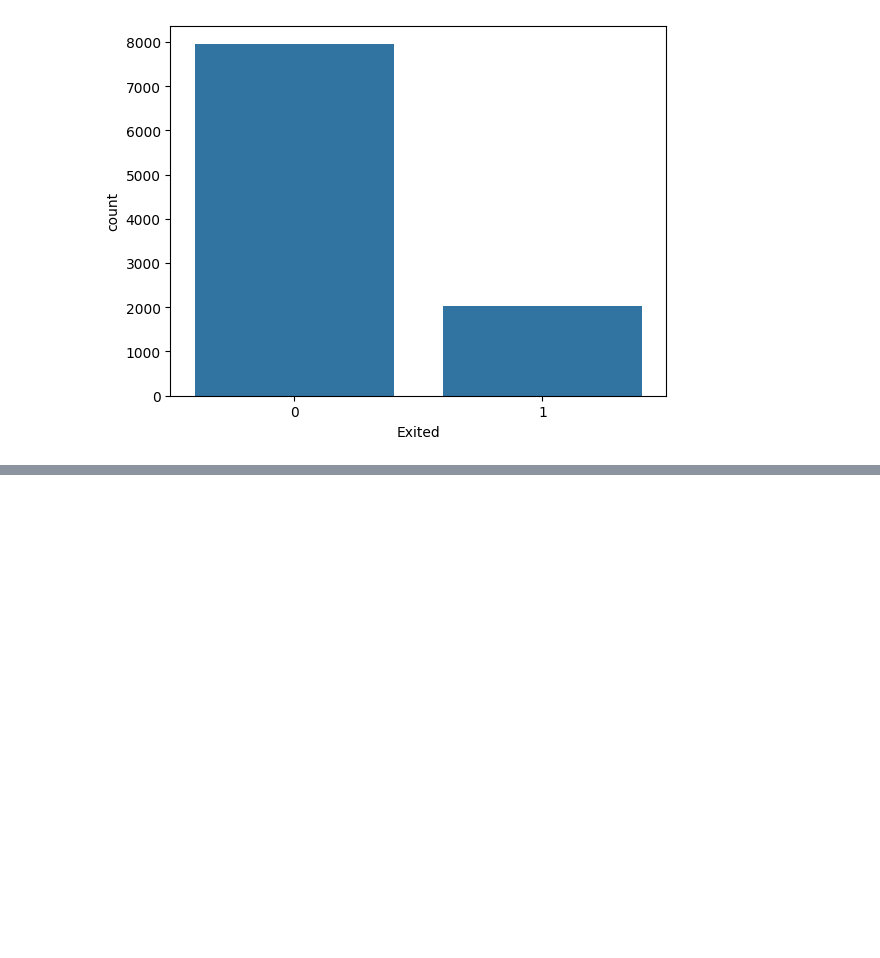
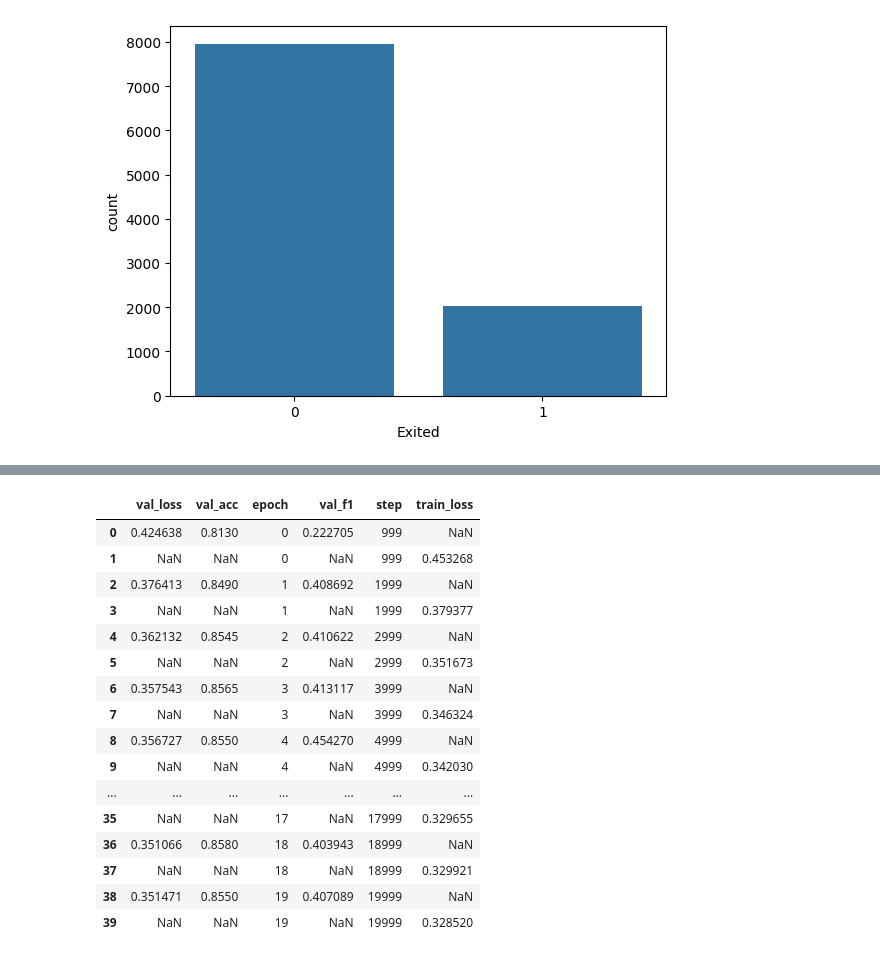
Before and after one commit to jithsg/Pytorch-Lightning-Eg, a Jupyter notebook: lighting-classifier.ipynb, the cells around one changed output, grey strips where cells are left out. Cells and saved outputs as stored; diff of their text form; code cells hidden in the pictures; blank space fills up the shorter version.

```diff
--- a/lighting-classifier.ipynb
+++ b/lighting-classifier.ipynb
@@ -160,0 +268,22 @@ num_features =11
+# %%
+metrics = pd.read_csv(f"{trainer.logger.log_dir}/metrics.csv")
+
+metrics
+# %% [output]
+|  | val_loss | val_acc | epoch | val_f1 | step | train_loss |
+| 0 | 0.424638 | 0.8130 | 0 | 0.222705 | 999 | NaN |
+| 1 | NaN | NaN | 0 | NaN | 999 | 0.453268 |
+| 2 | 0.376413 | 0.8490 | 1 | 0.408692 | 1999 | NaN |
+| 3 | NaN | NaN | 1 | NaN | 1999 | 0.379377 |
+| 4 | 0.362132 | 0.8545 | 2 | 0.410622 | 2999 | NaN |
+| 5 | NaN | NaN | 2 | NaN | 2999 | 0.351673 |
+| 6 | 0.357543 | 0.8565 | 3 | 0.413117 | 3999 | NaN |
+| 7 | NaN | NaN | 3 | NaN | 3999 | 0.346324 |
+| 8 | 0.356727 | 0.8550 | 4 | 0.454270 | 4999 | NaN |
+| 9 | NaN | NaN | 4 | NaN | 4999 | 0.342030 |
+| ... | ... | ... | ... | ... | ... | ... |
+| 35 | NaN | NaN | 17 | NaN | 17999 | 0.329655 |
+| 36 | 0.351066 | 0.8580 | 18 | 0.403943 | 18999 | NaN |
+| 37 | NaN | NaN | 18 | NaN | 18999 | 0.329921 |
+| 38 | 0.351471 | 0.8550 | 19 | 0.407089 | 19999 | NaN |
+| 39 | NaN | NaN | 19 | NaN | 19999 | 0.328520 |
```
Also changed, not shown: parts of 10 cells of this notebook.
